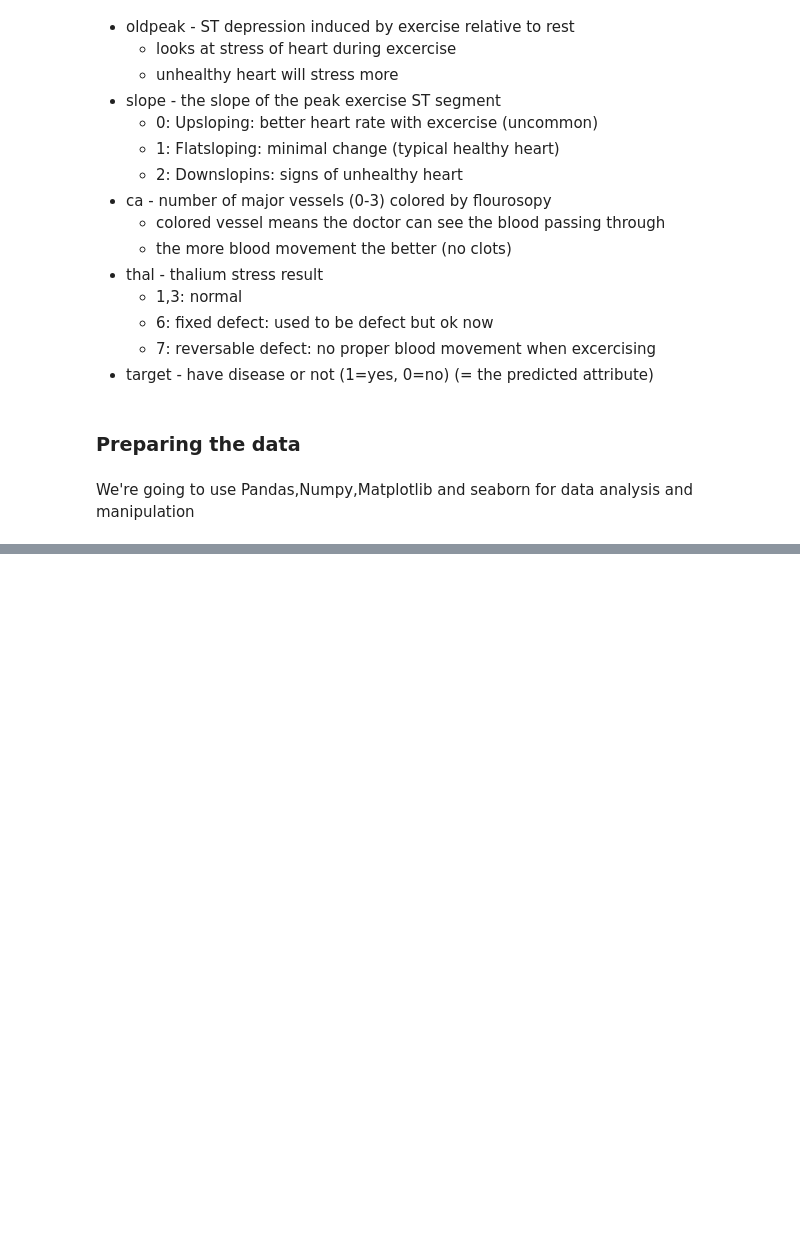
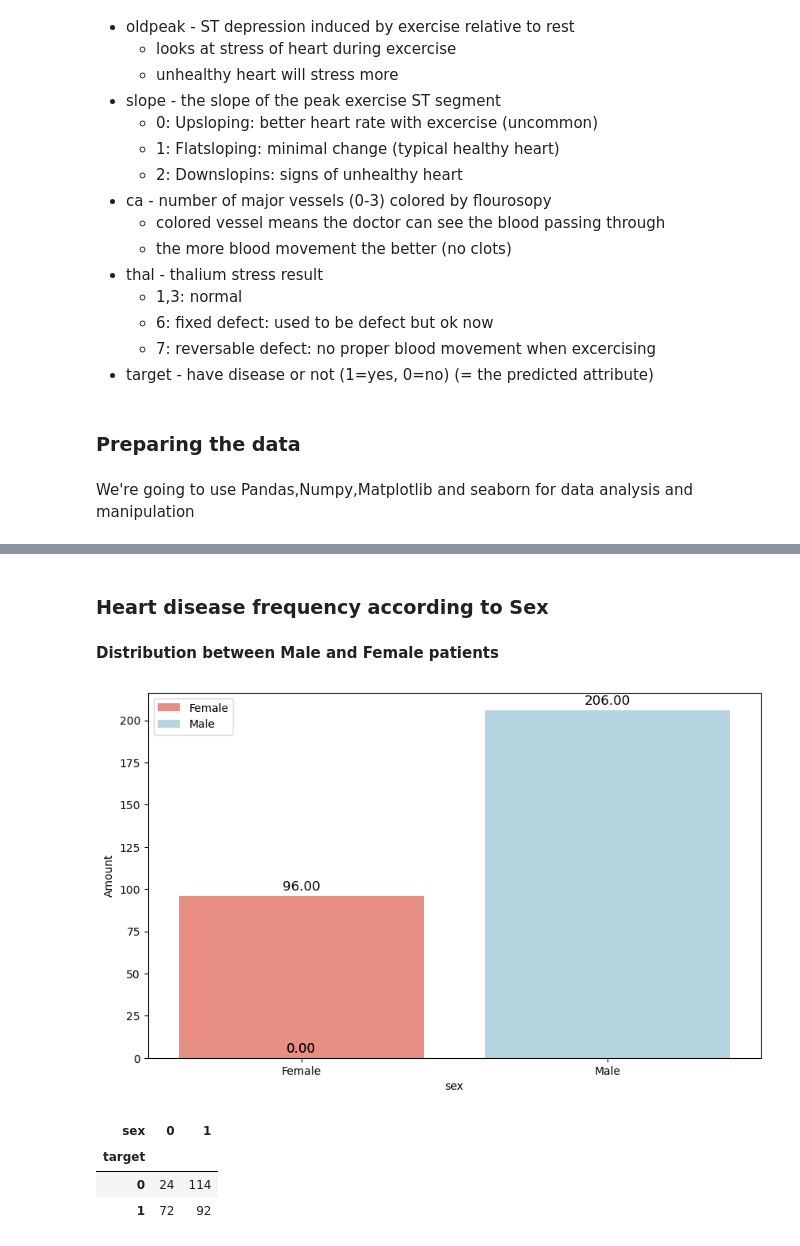
Before and after one commit to jamhus/ztm-course, a Jupyter notebook: heart-disease-project/heart-disease-project.ipynb, the cells around one changed output, grey strips where cells are left out. Saved outputs shown, nothing was run; the diff lists cells and outputs as text; code cells hidden in the pictures; blank space fills up the shorter version.

```diff
--- a/heart-disease-project/heart-disease-project.ipynb
+++ b/heart-disease-project/heart-disease-project.ipynb
@@ -102,0 +229,3 @@ Last updated: Tue Jul 23 02:02:15 2024
+# %%
+df.drop_duplicates(inplace=True)
+df.duplicated().sum()
@@ -102,0 +246,21 @@ Last updated: Tue Jul 23 02:02:15 2024
+# %% [markdown]
+### Heart disease frequency according to Sex
+# %% [markdown]
+**Distribution between Male and Female patients**
+# %%
+plt.figure(figsize =(10,6))
+ax = sns.countplot(x = 'sex',hue='sex',data=df, palette=['salmon','lightblue'])
+plt.legend(labels = ['Female','Male'])
+annotate_bars(ax)
+plt.ylabel('Amount')
+plt.xticks(ticks=[0,1],labels=['Female','Male']);
+# %% [output]
+[figure, added]
+# %%
+# Compare target with sex
+pd.crosstab(df['target'],df['sex'])
+# %% [output]
+| sex | 0 | 1 |
+| target |  |  |
+| 0 | 24 | 114 |
+| 1 | 72 | 92 |
```
Also changed, not shown: parts of 78 cells of this notebook, 1 other file.
